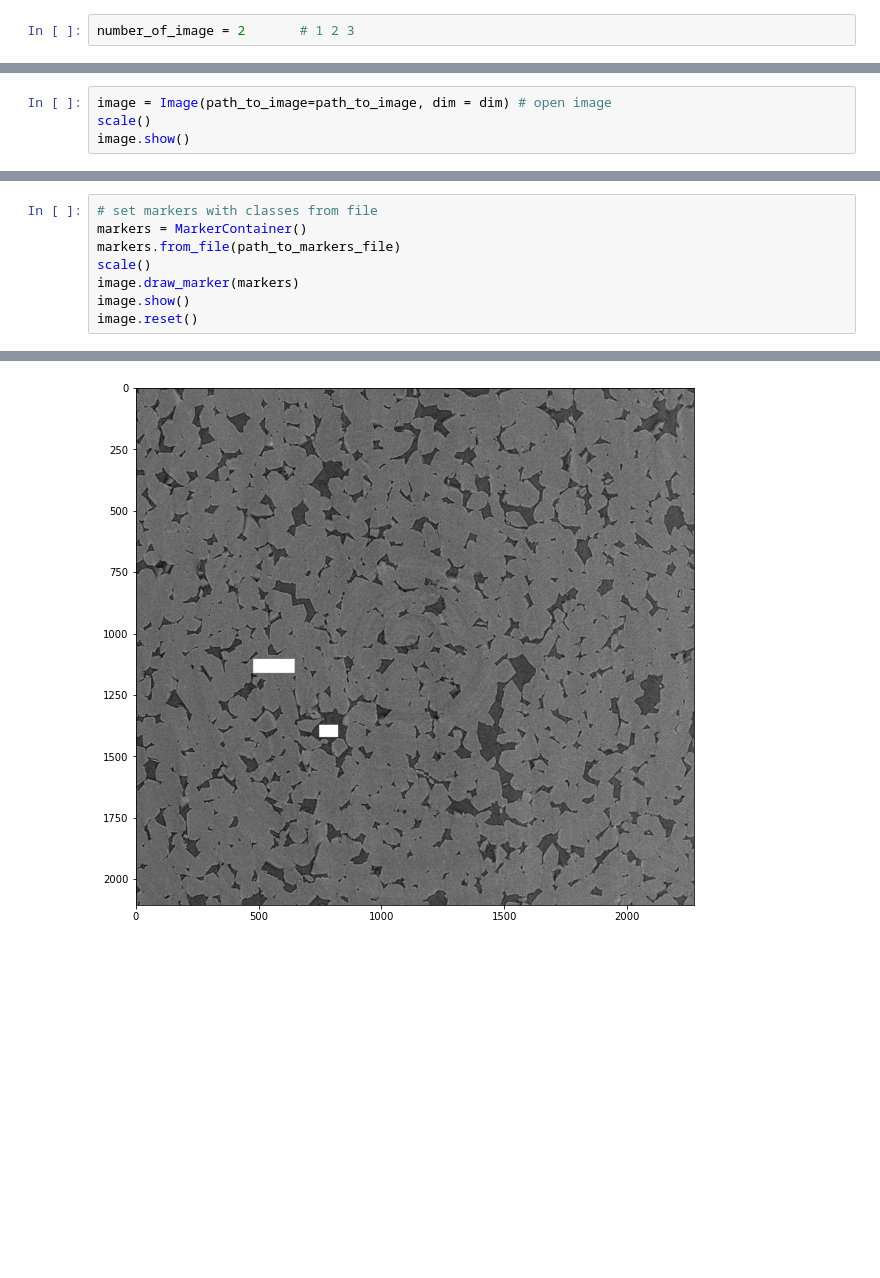
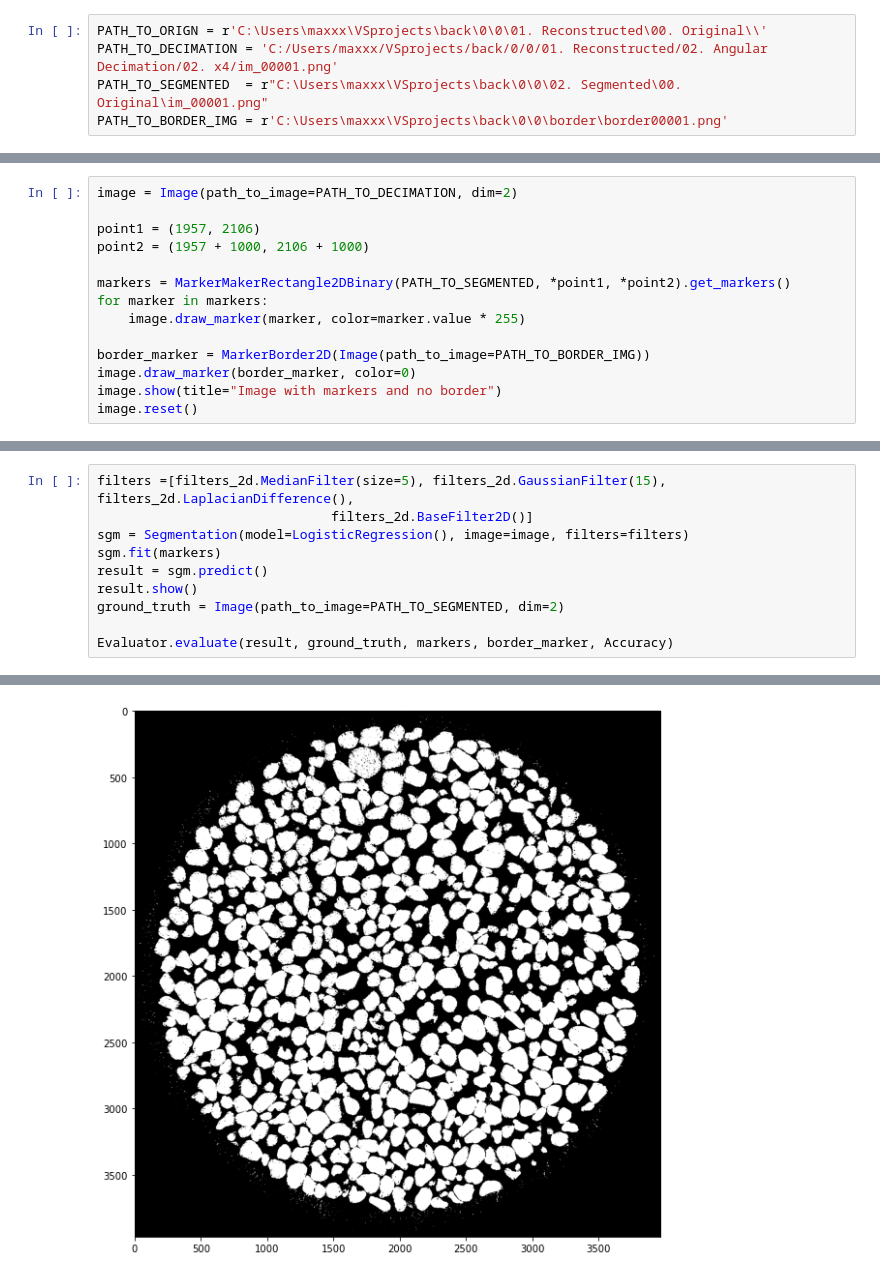
Before and after one commit to maxxxims/segmentation, a Jupyter notebook: frontend.ipynb, the cells around one changed output, grey strips where cells are left out. Cells and saved outputs as stored; diff of their text form; blank space fills up the shorter version.

```diff
--- a/frontend.ipynb
+++ b/frontend.ipynb
@@ -10,2 +8,5 @@ from sklearn.ensemble import RandomForestClassifier
 # %%
-number_of_image = 2       # 1 2 3
+PATH_TO_ORIGN = r'C:\Users\maxxx\VSprojects\back\0\0\01. Reconstructed\00. Original\\'
+PATH_TO_DECIMATION = 'C:/Users/maxxx/VSprojects/back/0/0/01. Reconstructed/02. Angular Decimation/02. x4/im_00001.png'
+PATH_TO_SEGMENTED  = r"C:\Users\maxxx\VSprojects\back\0\0\02. Segmented\00. Original\im_00001.png"
+PATH_TO_BORDER_IMG = r'C:\Users\maxxx\VSprojects\back\0\0\border\border00001.png'
@@ -20,5 +13,15 @@ def scale(figsize=(10, 10)):
 # %%
-image = Image(path_to_image=path_to_image, dim = dim) # open image
-scale()
-image.show()
+image = Image(path_to_image=PATH_TO_DECIMATION, dim=2)
+
+point1 = (1957, 2106)
+point2 = (1957 + 1000, 2106 + 1000)
+
+markers = MarkerMakerRectangle2DBinary(PATH_TO_SEGMENTED, *point1, *point2).get_markers()
+for marker in markers:
+    image.draw_marker(marker, color=marker.value * 255)
+
+border_marker = MarkerBorder2D(Image(path_to_image=PATH_TO_BORDER_IMG))
+image.draw_marker(border_marker, color=0)
+image.show(title="Image with markers and no border")
+image.reset()
 # %% [output]
@@ -26,9 +31,11 @@ image.show()
 # %%
-# set markers with classes from file
-markers = MarkerContainer()
-markers.from_file(path_to_markers_file)
-scale()
-image.draw_marker(markers)
-image.show()
-image.reset()
+filters =[filters_2d.MedianFilter(size=5), filters_2d.GaussianFilter(15), filters_2d.LaplacianDifference(),
+                              filters_2d.BaseFilter2D()]
+sgm = Segmentation(model=LogisticRegression(), image=image, filters=filters)
+sgm.fit(markers)
+result = sgm.predict()
+result.show()
+ground_truth = Image(path_to_image=PATH_TO_SEGMENTED, dim=2)
+
+Evaluator.evaluate(result, ground_truth, markers, border_marker, Accuracy)
 # %% [output]
@@ -35 +46 @@ image.reset()
-[figure, old version]
+[figure, new version]
```
Also changed, not shown: parts of 6 cells of this notebook, 5 other files.
